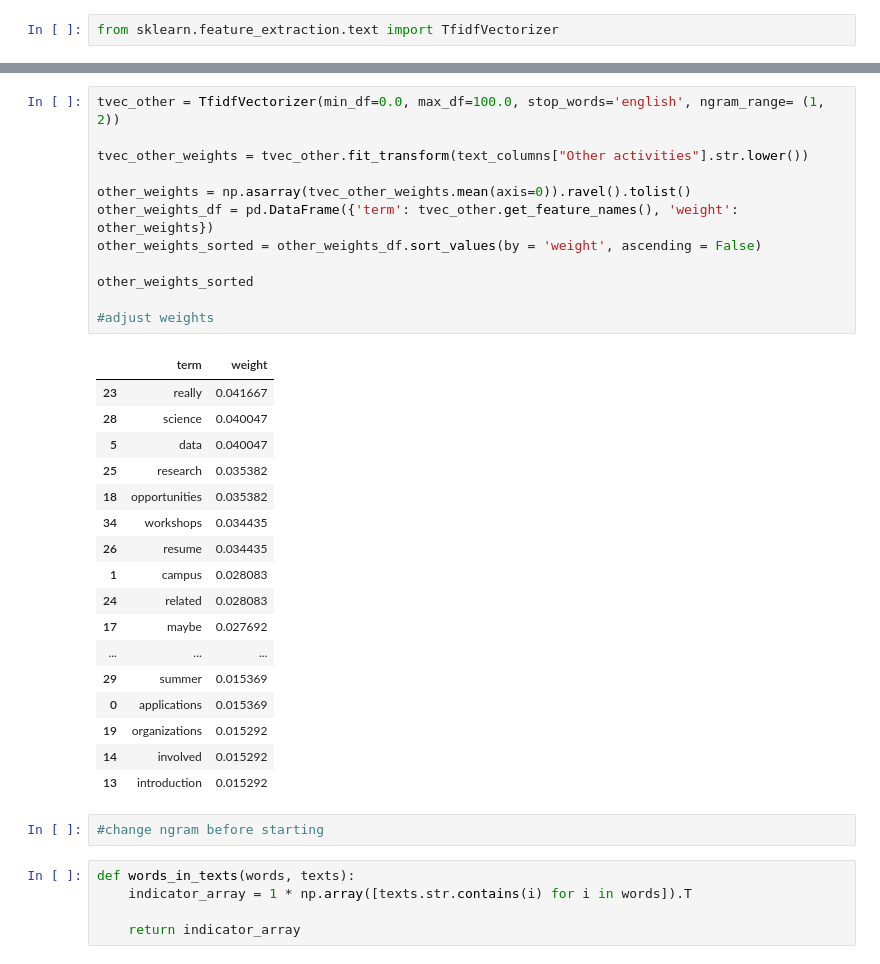
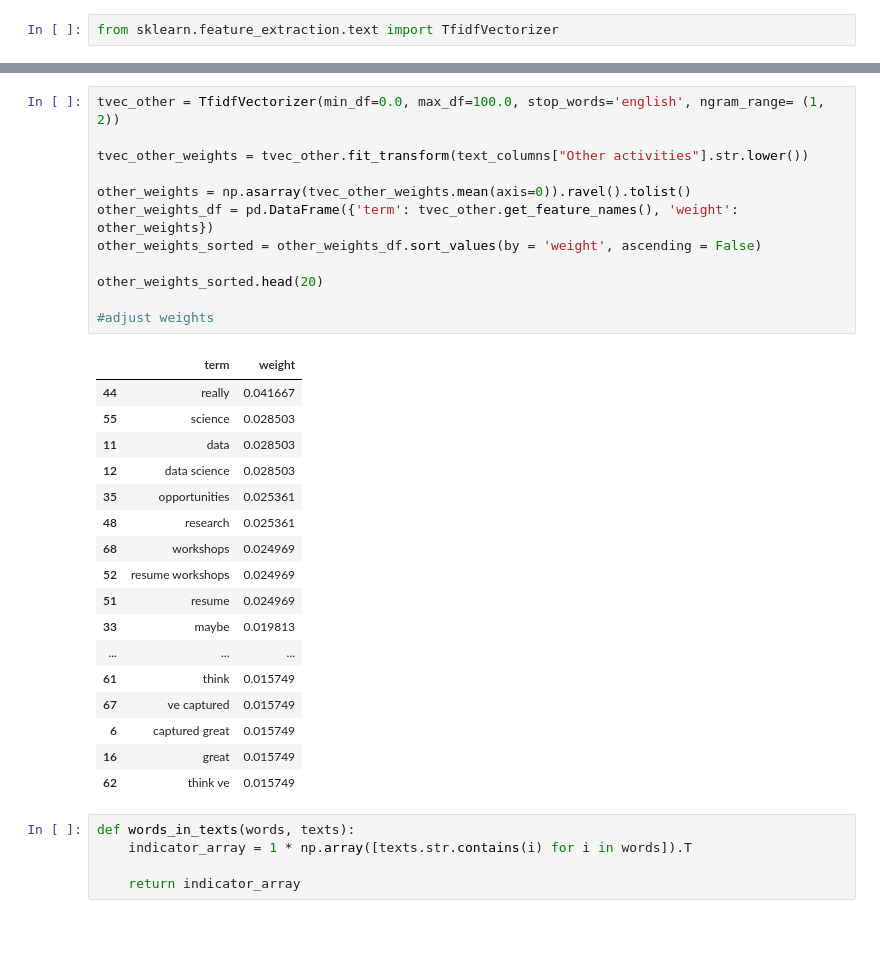
Before and after one commit to oscarsyu/datascholars, a Jupyter notebook: F18 Survey.ipynb, the cells around one changed output, grey strips where cells are left out. Cells and saved outputs as stored; diff of their text form; blank space fills up the shorter version.

```diff
--- a/F18 Survey.ipynb
+++ b/F18 Survey.ipynb
@@ -181,35 +179,33 @@ hopes_weights_sorted
 # %%
 tvec_other = TfidfVectorizer(min_df=0.0, max_df=100.0, stop_words='english', ngram_range= (1, 2))
 
 tvec_other_weights = tvec_other.fit_transform(text_columns["Other activities"].str.lower())
 
 other_weights = np.asarray(tvec_other_weights.mean(axis=0)).ravel().tolist()
 other_weights_df = pd.DataFrame({'term': tvec_other.get_feature_names(), 'weight': other_weights})
 other_weights_sorted = other_weights_df.sort_values(by = 'weight', ascending = False)
 
-other_weights_sorted
+other_weights_sorted.head(20)
 
 #adjust weights
 # %% [output]
 |  | term | weight |
-| 23 | really | 0.041667 |
-| 28 | science | 0.040047 |
-| 5 | data | 0.040047 |
-| 25 | research | 0.035382 |
-| 18 | opportunities | 0.035382 |
-| 34 | workshops | 0.034435 |
-| 26 | resume | 0.034435 |
-| 1 | campus | 0.028083 |
-| 24 | related | 0.028083 |
-| 17 | maybe | 0.027692 |
+| 44 | really | 0.041667 |
+| 55 | science | 0.028503 |
+| 11 | data | 0.028503 |
+| 12 | data science | 0.028503 |
+| 35 | opportunities | 0.025361 |
+| 48 | research | 0.025361 |
+| 68 | workshops | 0.024969 |
+| 52 | resume workshops | 0.024969 |
+| 51 | resume | 0.024969 |
+| 33 | maybe | 0.019813 |
 | ... | ... | ... |
-| 29 | summer | 0.015369 |
-| 0 | applications | 0.015369 |
-| 19 | organizations | 0.015292 |
-| 14 | involved | 0.015292 |
-| 13 | introduction | 0.015292 |
+| 61 | think | 0.015749 |
+| 67 | ve captured | 0.015749 |
+| 6 | captured great | 0.015749 |
+| 16 | great | 0.015749 |
+| 62 | think ve | 0.015749 |
-# %%
-#change ngram before starting
 # %%
 def words_in_texts(words, texts):
     indicator_array = 1 * np.array([texts.str.contains(i) for i in words]).T
```
Also changed, not shown: parts of 6 cells of this notebook.
